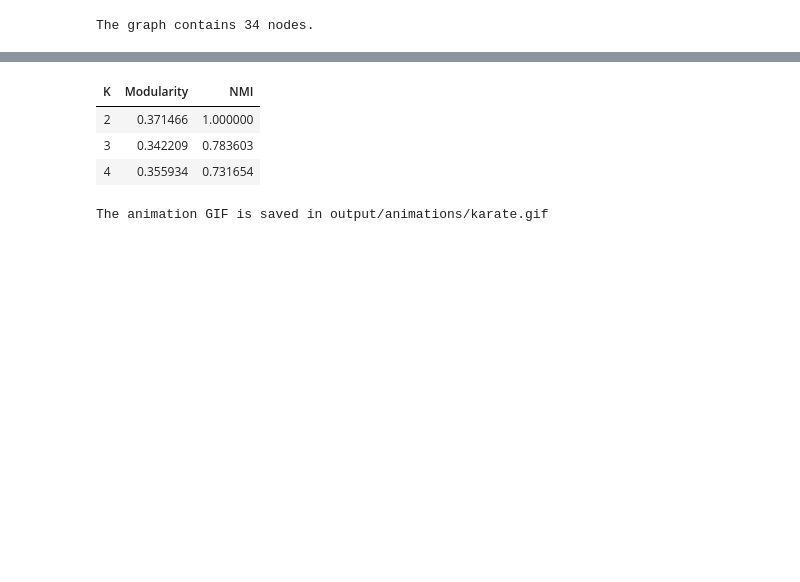
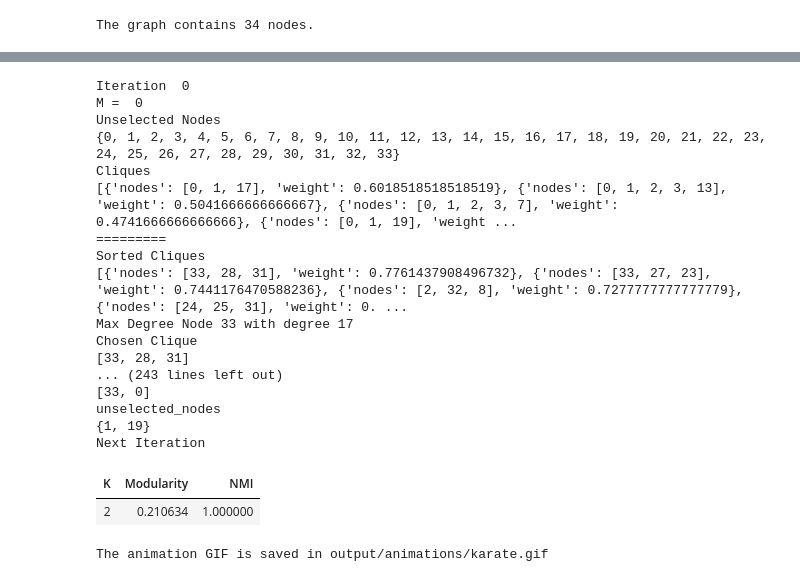
Before and after one commit to MarouaneBenbetka/Awsome-Community-Detection, a Jupyter notebook: Week3_Feb_26/kmeans/test.ipynb, the cells around one changed output, grey strips where cells are left out. Saved outputs shown, nothing was run; the diff lists cells and outputs as text; code cells hidden in the pictures; blank space fills up the shorter version.

```diff
--- a/Week3_Feb_26/kmeans/test.ipynb
+++ b/Week3_Feb_26/kmeans/test.ipynb
@@ -37,7 +37,7 @@ The graph contains 62 nodes.
 # %%
 
 start_time = time.time()
-Cmax, Qmax, Kbest , Labels , trace = local_expansion_kmeans(G, adj_matrix, 2, 16 )
+Cmax, Qmax, Kbest , Labels , trace = local_expansion_kmeans(G, adj_matrix, 2, 16 , metric="QSim" )
 end_time = time.time()
 
 
@@ -184,31 +240,46 @@ The graph contains 34 nodes.
 # %%
 
 start_time = time.time()
-Cmax, Qmax, Kbest, Labels, trace = local_expansion_kmeans(G, adj_matrix, 2, 16)
+Cmax, Qmax, Kbest, Labels, trace = local_expansion_kmeans(G, adj_matrix, 2, 2 , metric="QSim")
 end_time = time.time()
 
 
 for item in trace:
     item["NMI"] = calc_nmi(true_labels, communities_to_labels(
         G, item["communities"], original_nodes))
 
 
 new_methode_time = end_time - start_time
 new_methode_modularity = Qmax
 new_methode_nmi = trace[Kbest-2]["NMI"]
 new_methode_nb_communities = len(Cmax)
 
 
 algorithms_trace.append({"name": "new_methode", "duration": new_methode_time, "modularity": new_methode_modularity,
                         "nmi": new_methode_nmi, "nb_communities": new_methode_nb_communities})
 
 
 custom_df_styling(trace)
 # %% [output]
+Iteration  0
+M =  0
+Unselected Nodes
+{0, 1, 2, 3, 4, 5, 6, 7, 8, 9, 10, 11, 12, 13, 14, 15, 16, 17, 18, 19, 20, 21, 22, 23, 24, 25, 26, 27, 28, 29, 30, 31, 32, 33}
+Cliques
+[{'nodes': [0, 1, 17], 'weight': 0.6018518518518519}, {'nodes': [0, 1, 2, 3, 13], 'weight': 0.5041666666666667}, {'nodes': [0, 1, 2, 3, 7], 'weight': 0.4741666666666666}, {'nodes': [0, 1, 19], 'weight ...
+=========
+Sorted Cliques
+[{'nodes': [33, 28, 31], 'weight': 0.7761437908496732}, {'nodes': [33, 27, 23], 'weight': 0.7441176470588236}, {'nodes': [2, 32, 8], 'weight': 0.7277777777777779}, {'nodes': [24, 25, 31], 'weight': 0. ...
+Max Degree Node 33 with degree 17
+Chosen Clique
+[33, 28, 31]
+... (243 lines left out)
+[33, 0]
+unselected_nodes
+{1, 19}
+Next Iteration
 | K | Modularity | NMI |
-| 2 | 0.371466 | 1.000000 |
-| 3 | 0.342209 | 0.783603 |
-| 4 | 0.355934 | 0.731654 |
+| 2 | 0.210634 | 1.000000 |
 # %%
 
 x = clusters_animation(adj_matrix, trace[::-1], dark=False,duration=20,filename=f"{output_animation_path}/karate.gif" ,  dpi = 200)
```
Also changed, not shown: parts of 17 cells of this notebook, 8 other files.
